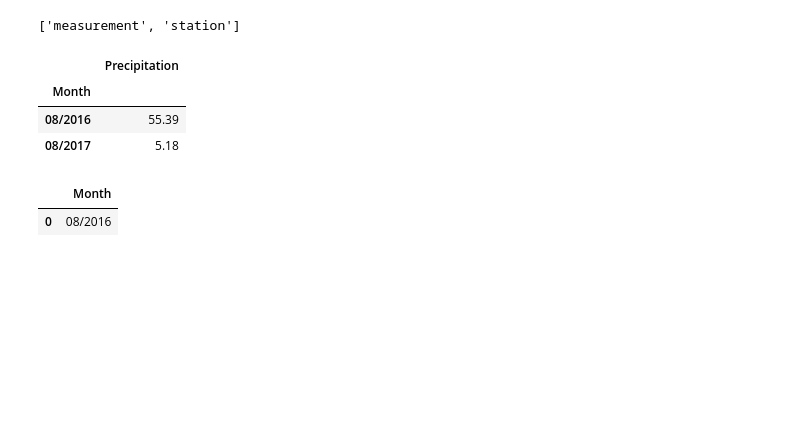
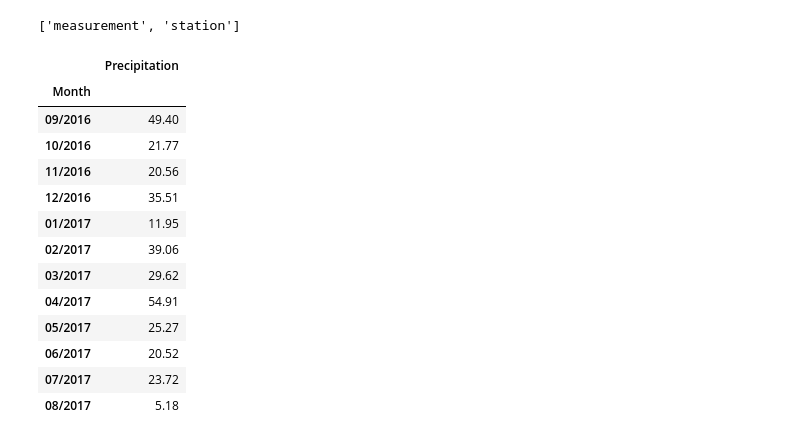
Before and after one commit to gabprado/sql-alchemy-challenge, a Jupyter notebook: surfs_up.ipynb, the cells around one changed output. Cells and saved outputs as stored; diff of their text form; code cells hidden in the pictures; blank space fills up the shorter version.

```diff
--- a/surfs_up.ipynb
+++ b/surfs_up.ipynb
@@ -22,29 +22,29 @@ Measurement = Base.classes.measurement
 Station = Base.classes.station
 session = Session(engine)
 # %%
+
 sql = """
         SELECT strftime('%m/%Y',date) as Month, SUM(prcp) AS Precipitation
         FROM measurement
-        WHERE Month Between (SELECT strftime('%m/%Y',MAX(date(date,'-1 year'))) FROM measurement) AND
-        (SELECT strftime('%m/%Y',MAX(date)) FROM measurement)
-        GROUP BY Month;
+        WHERE date >= (SELECT MAX(date(date,'start of month','-11 months')) FROM measurement)
+        GROUP BY Month
+        Order BY date;
         """
 
 precip = pd.read_sql(sql,con = engine, index_col = "Month")
 precip
 # %% [output]
 |  | Precipitation |
 | Month |  |
-| 08/2016 | 55.39 |
+| 09/2016 | 49.40 |
+| 10/2016 | 21.77 |
+| 11/2016 | 20.56 |
+| 12/2016 | 35.51 |
+| 01/2017 | 11.95 |
+| 02/2017 | 39.06 |
+| 03/2017 | 29.62 |
+| 04/2017 | 54.91 |
+| 05/2017 | 25.27 |
+| 06/2017 | 20.52 |
+| 07/2017 | 23.72 |
 | 08/2017 | 5.18 |
-# %%
-sql = """
-        SELECT strftime('%m/%Y',MAX(date(date,'-12 month')) ) as Month
-        FROM measurement;
-        """
-
-max_mon = pd.read_sql(sql,con = engine)
-max_mon
-# %% [output]
-|  | Month |
-| 0 | 08/2016 |
```
Also changed, not shown: parts of 4 cells of this notebook.
